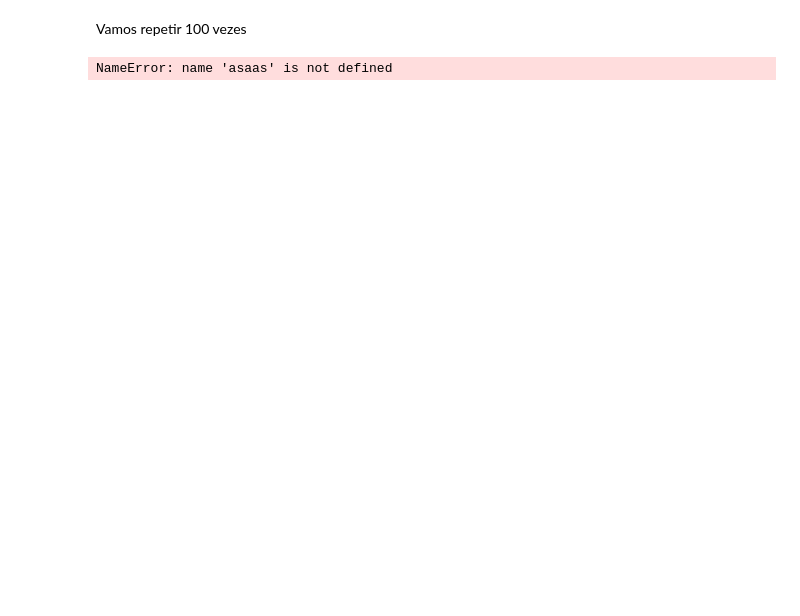
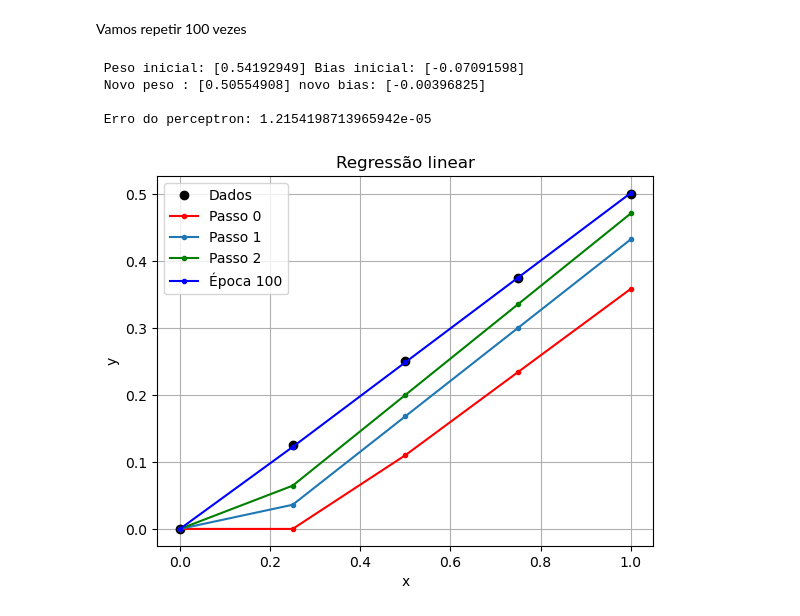
Before and after one commit to Coffee4MePlz/Notebooks_NN_Physics, a Jupyter notebook: 02-Perceptron-Regressao.ipynb, the cells around one changed output. Cells and saved outputs as stored; diff of their text form; code cells hidden in the pictures; blank space fills up the shorter version.

```diff
--- a/02-Perceptron-Regressao.ipynb
+++ b/02-Perceptron-Regressao.ipynb
@@ -187,42 +212,47 @@ plt.show()
 # %% [markdown]
 Vamos repetir 100 vezes
-# %%
-asaas
-# %% [output]
-NameError: name 'asaas' is not defined
 # %%
 print(" Peso inicial:",w,"Bias inicial:",b)
-eta = 0.1
-Loss = 0
-for indice in range(len(x)):
-    x_j = x[indice]  # Input
-    y_j = y[indice]  # Target
+epochs = 100
+eta = 0.05
+Loss = np.zeros(epochs)
+for j in range(0,epochs):
+    for indice in range(len(x)):
+        x_j = x[indice]  # Input
+        y_j = y[indice]  # Target
 
-    linear  = np.dot(w,x_j) + b
-    y_saida = Relu(linear)  # Perceptron
-    loss    = y_j - y_saida
+        linear  = np.dot(w,x_j) + b
+        y_saida = Relu(linear)  # Perceptron
+        loss    = y_j - y_saida
 
-    w   +=  2*eta*loss*dReLU(linear)*x_j
-    b   +=  2*eta*loss*dReLU(linear)
+        w   +=  2*eta*loss*dReLU(linear)*x_j
+        b   +=  2*eta*loss*dReLU(linear)
 
-    Loss += loss**2#/len(x)
+        Loss[j] += loss**2#/len(x)
+
+    y_saidan = []
+    for i in x:
+        y_saidan.append( Relu(np.dot(w,i) + b ))
+
 print(" Novo peso :",w,"novo bias:",b)
-print("\n Erro do perceptron:",Loss)
-
-y_saidan = []
-for i in x:
-    y_saidan.append( Relu(np.dot(w,i) + b ))
+print("\n Erro do perceptron:",Loss[-1])
 
 plt.title("Regressão linear")
 plt.plot(x,y,"ko",label="Dados")
-#plt.plot(x,y_saida2,"b.-",label=" Época 2")
-plt.plot(x,y_saida0,"r.-",label=" Época 0")
-plt.plot(x,y_saida1,"g.-",label=" Época 1")
+plt.plot(x,y_0,"r.-" ,label="Passo 0")
+plt.plot(x,y_1,".-",label="Passo 1")
+plt.plot(x,y_2,"g.-",label="Passo 2")
 
 
 plt.plot(x,y_saidan,"b.-",label="Época 100")
 plt.grid(True)
 plt.xlabel("x")
 plt.ylabel("y")
 plt.legend()
 plt.show()
+# %% [output]
+ Peso inicial: [0.54192949] Bias inicial: [-0.07091598]
+ Novo peso : [0.50554908] novo bias: [-0.00396825]
+
+ Erro do perceptron: 1.2154198713965942e-05
+[figure, added]
```
Also changed, not shown: parts of 24 cells of this notebook, 2 other files.
